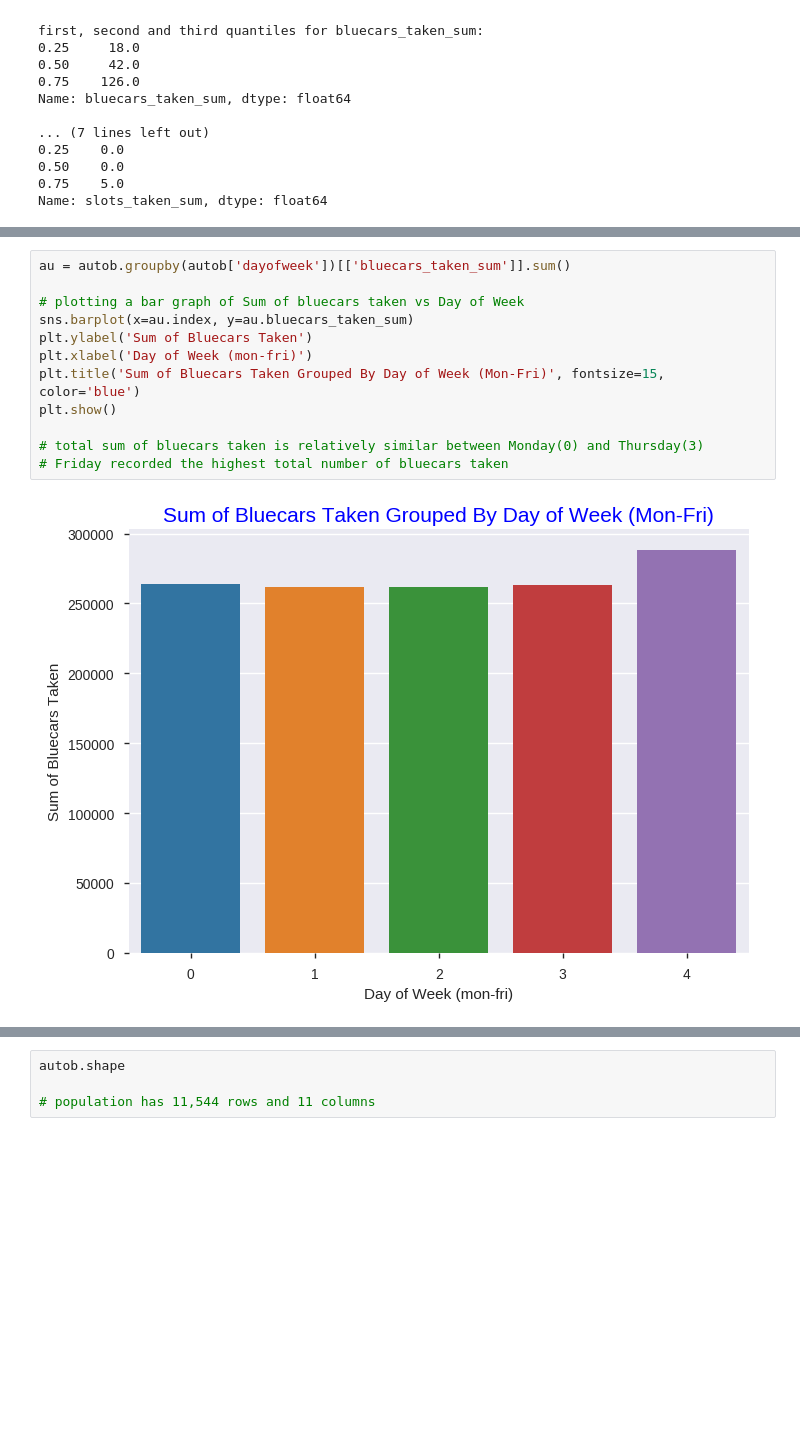
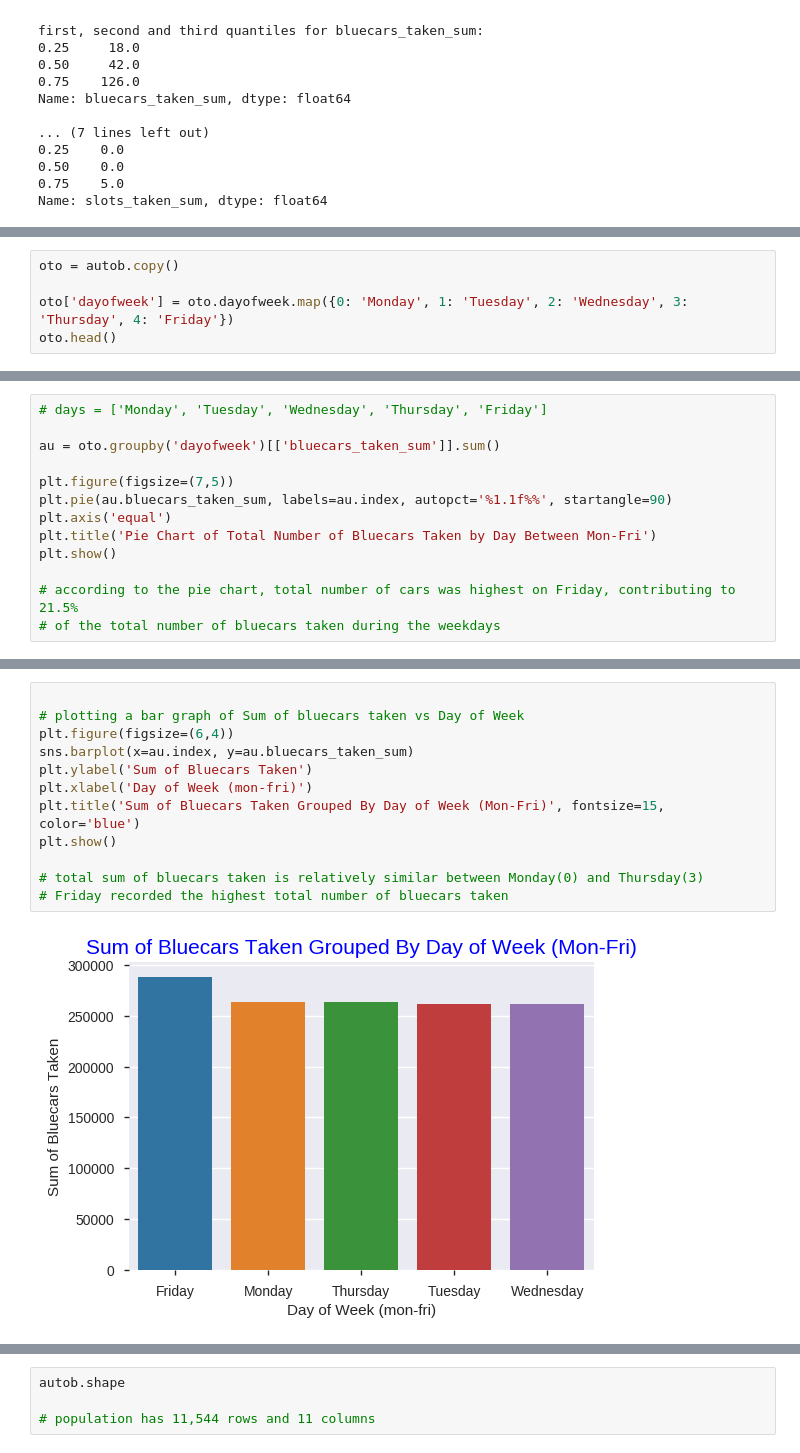
Before and after one commit to booorayan/BluecarsAuto, a Jupyter notebook: Autolib_projecte.ipynb, the cells around one changed output, grey strips where cells are left out. Saved outputs shown, nothing was run; the diff lists cells and outputs as text; blank space fills up the shorter version.

```diff
--- a/Autolib_projecte.ipynb
+++ b/Autolib_projecte.ipynb
@@ -540,0 +566,5 @@ plt.show()
+# %%
+oto = autob.copy()
+
+oto['dayofweek'] = oto.dayofweek.map({0: 'Monday', 1: 'Tuesday', 2: 'Wednesday', 3: 'Thursday', 4: 'Friday'})
+oto.head()
@@ -552,0 +593,13 @@ plt.show()
+# %%
+# days = ['Monday', 'Tuesday', 'Wednesday', 'Thursday', 'Friday']
+
+au = oto.groupby('dayofweek')[['bluecars_taken_sum']].sum()
+
+plt.figure(figsize=(7,5))
+plt.pie(au.bluecars_taken_sum, labels=au.index, autopct='%1.1f%%', startangle=90)
+plt.axis('equal')
+plt.title('Pie Chart of Total Number of Bluecars Taken by Day Between Mon-Fri')
+plt.show()
+
+# according to the pie chart, total number of cars was highest on Friday, contributing to 21.5%
+# of the total number of bluecars taken during the weekdays
@@ -553,14 +682,14 @@ plt.show()
 # %%
-au = autob.groupby(autob['dayofweek'])[['bluecars_taken_sum']].sum()
 
 # plotting a bar graph of Sum of bluecars taken vs Day of Week
+plt.figure(figsize=(6,4))
 sns.barplot(x=au.index, y=au.bluecars_taken_sum)
 plt.ylabel('Sum of Bluecars Taken')
 plt.xlabel('Day of Week (mon-fri)')
 plt.title('Sum of Bluecars Taken Grouped By Day of Week (Mon-Fri)', fontsize=15, color='blue')
 plt.show()
 
 # total sum of bluecars taken is relatively similar between Monday(0) and Thursday(3)
 # Friday recorded the highest total number of bluecars taken
 # %% [output]
-[figure, old version]
+[figure, new version]
```
Also changed, not shown: parts of 77 cells of this notebook.
